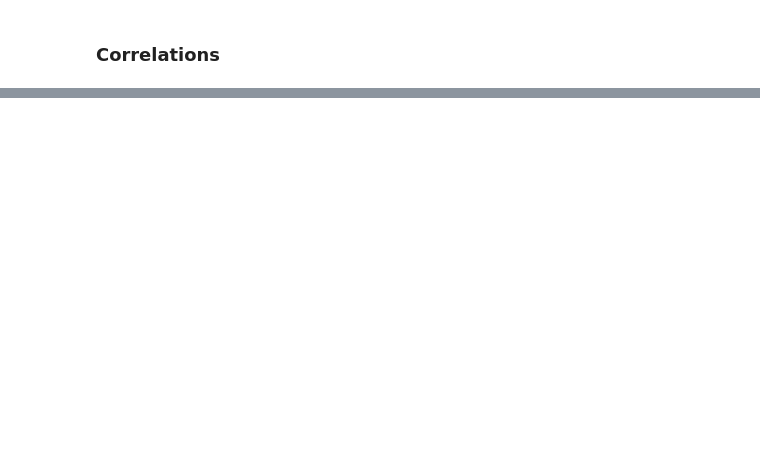
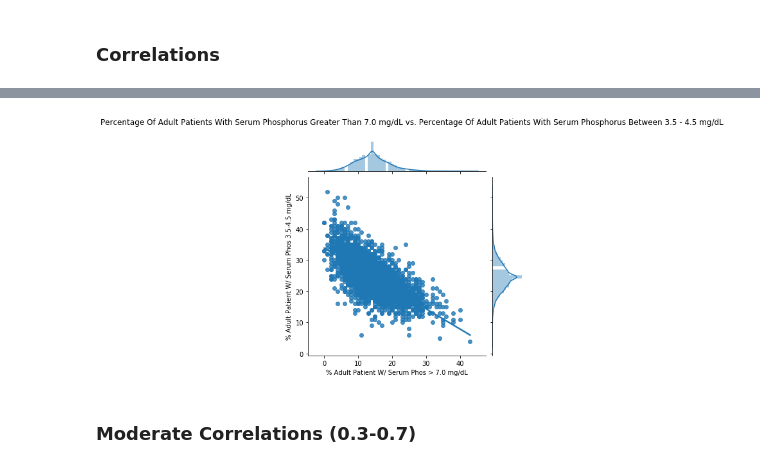
Before and after one commit to nicholehartz/Capstone2, a Jupyter notebook: Capstone 2 - Dialysis - EDA.ipynb, the cells around one changed output, grey strips where cells are left out. Drawn from its saved outputs; the diff is of its cells as text; code cells hidden in the pictures; blank space fills up the shorter version.

```diff
--- a/Capstone 2 - Dialysis - EDA.ipynb
+++ b/Capstone 2 - Dialysis - EDA.ipynb
@@ -244,2 +139,0 @@ dialysis_columns = ['Facility Name',
-# %%
-dialysis = dialysis[dialysis_columns]
@@ -330,0 +190,10 @@ sns.lmplot(x='Percentage Of Medicare Patients With Hgb < 10 g/dL', y='Hospitaliz
+# %%
+_ = sns.jointplot(x='Percentage Of Adult Patients With Serum Phosphorus Greater Than 7.0 mg/dL', y='Percentage Of Adult Patients With Serum Phosphorus Between 3.5 - 4.5 mg/dL', data=dialysis, kind='reg')
+_ = plt.xlabel('% Adult Patient W/ Serum Phos > 7.0 mg/dL')
+_ = plt.ylabel('% Adult Patient W/ Serum Phos 3.5-4.5 mg/dL')
+_ = plt.subplots_adjust(top=0.9)
+_ = plt.suptitle('Percentage Of Adult Patients With Serum Phosphorus Greater Than 7.0 mg/dL vs. Percentage Of Adult Patients With Serum Phosphorus Between 3.5 - 4.5 mg/dL')
+# %% [output]
+[figure, added]
+# %% [markdown]
+### Moderate Correlations (0.3-0.7)
```
Also changed, not shown: parts of 85 cells of this notebook.
